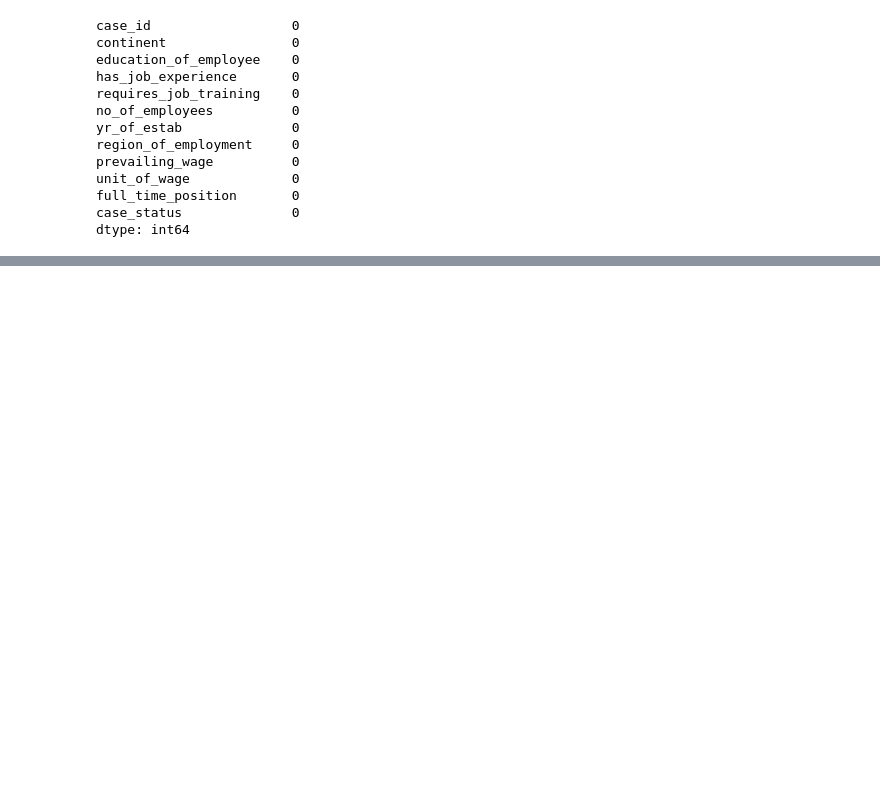
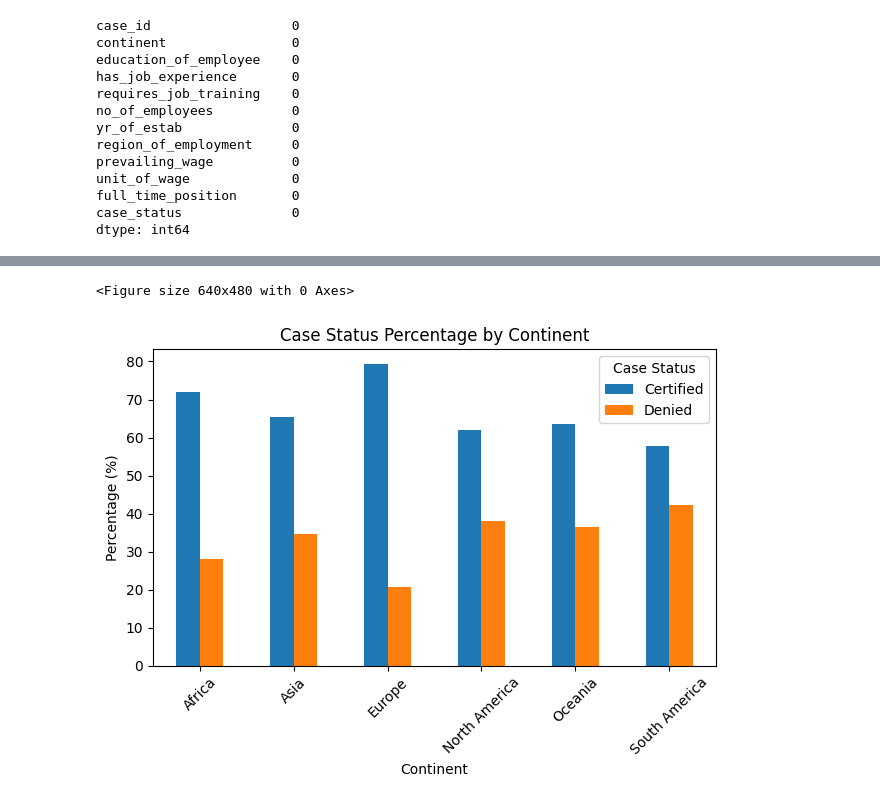
Before and after one commit to LujainY2/Visa-, a Jupyter notebook: Notebook/EDA.ipynb, the cells around one changed output, grey strips where cells are left out. Drawn from its saved outputs; the diff is of its cells as text; code cells hidden in the pictures; blank space fills up the shorter version.

```diff
--- a/Notebook/EDA.ipynb
+++ b/Notebook/EDA.ipynb
@@ -229,0 +311,22 @@ dtype: int64
+# %%
+import matplotlib.pyplot as plt
+
+data = (
+    df.groupby('continent')['case_status']
+      .value_counts(normalize=True)
+      .unstack() * 100
+)
+
+plt.figure()
+data.plot(kind='bar')
+
+plt.title('Case Status Percentage by Continent')
+plt.xlabel('Continent')
+plt.ylabel('Percentage (%)')
+plt.xticks(rotation=45)
+plt.legend(title='Case Status')
+plt.tight_layout()
+plt.show()
+# %% [output]
+<Figure size 640x480 with 0 Axes>
+[figure, added]
```
Also changed, not shown: parts of 18 cells of this notebook.
